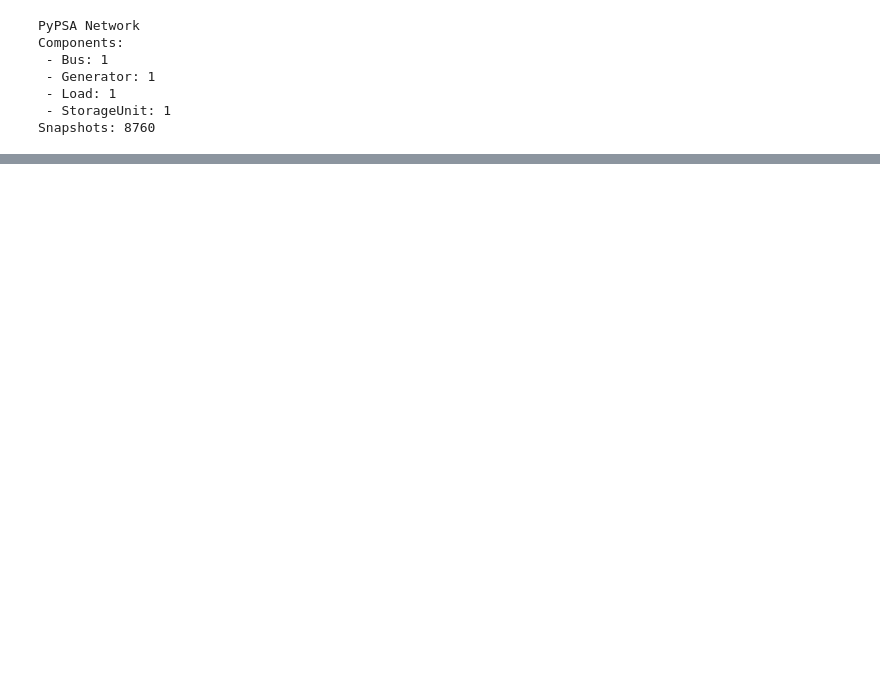
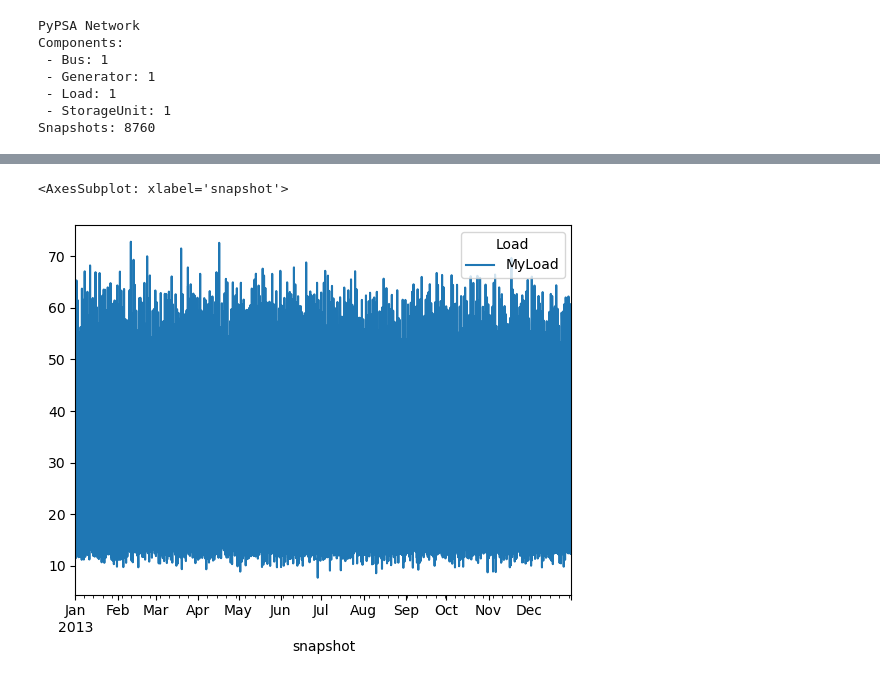
Before and after one commit to DeniseGiub/pypsa-distribution, a Jupyter notebook: Add_electricity_local.ipynb, the cells around one changed output, grey strips where cells are left out. Drawn from its saved outputs; the diff is of its cells as text; code cells hidden in the pictures; blank space fills up the shorter version.

```diff
--- a/Add_electricity_local.ipynb
+++ b/Add_electricity_local.ipynb
@@ -156,0 +99,6 @@ n.iplot()
+# %%
+#Plotting the load
+n.loads_t.p_set.plot()
+# %% [output]
+<AxesSubplot: xlabel='snapshot'>
+[figure, added]
```
Also changed, not shown: parts of 12 cells of this notebook.
